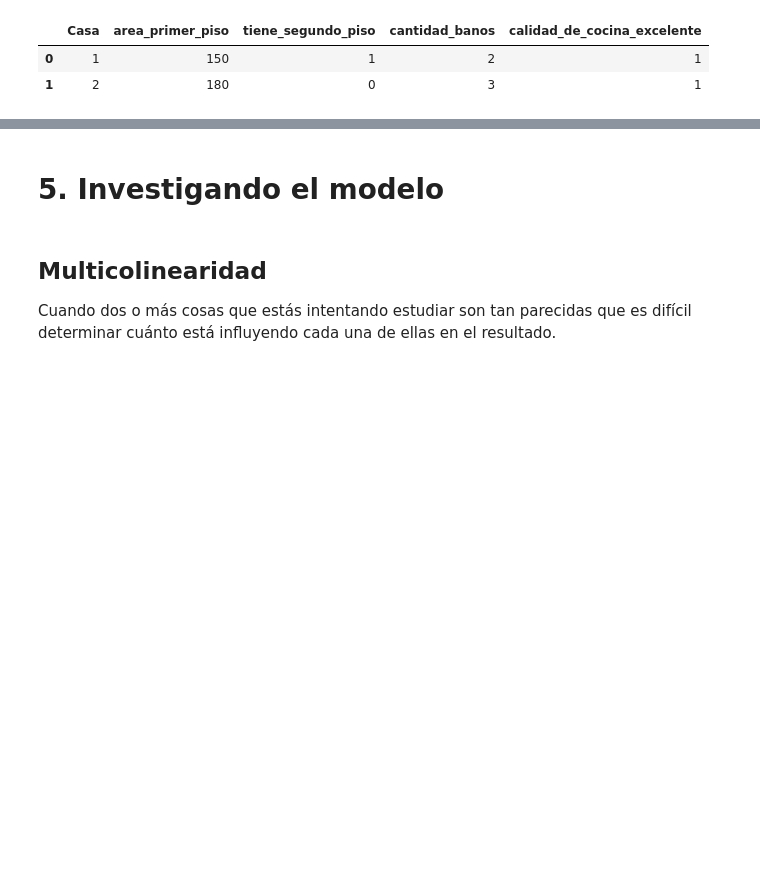
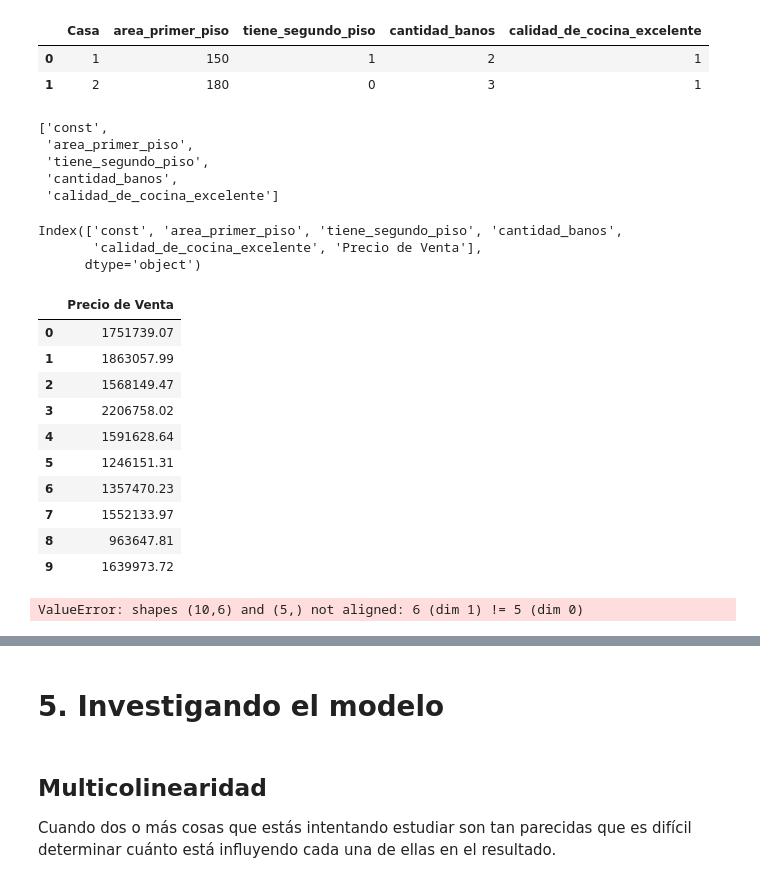
Before and after one commit to dpenamoya-ops/Probando-relaciones-con-regresi-n-lineal, a Jupyter notebook: precios_de_inmuebles_regresion_lineal.ipynb, the cells around one changed output, grey strips where cells are left out. Saved outputs shown, nothing was run; the diff lists cells and outputs as text; code cells hidden in the pictures; blank space fills up the shorter version.

```diff
--- a/precios_de_inmuebles_regresion_lineal.ipynb
+++ b/precios_de_inmuebles_regresion_lineal.ipynb
@@ -462,7 +462,7 @@ dtype: float64
 <img src="https://i.imgur.com/i0skFlB.jpeg" width="600"/>
 # %%
 # Leyendo varias casas?
-nuevas_casas = pd.read_csv('/content/nuevas_casas.csv',sep=';')
+nuevas_casas = pd.read_csv('https://raw.githubusercontent.com/dpenamoya-ops/Probando-relaciones-con-regresi-n-lineal/refs/heads/main/nuevas_casas.csv',sep=';')
 nuevas_casas.head(2)
 # %% [output]
 |  | Casa | area_primer_piso | tiene_segundo_piso | cantidad_banos | calidad_de_cocina_excelente |
@@ -473,6 +473,45 @@ nuevas_casas.drop(columns='Casa',inplace=True)
 # %%
 # Añadiendo una constante
 nuevas_casas = sm.add_constant(nuevas_casas)
+# %%
+modelo_3.model.exog_names
+# %% [output]
+['const',
+ 'area_primer_piso',
+ 'tiene_segundo_piso',
+ 'cantidad_banos',
+ 'calidad_de_cocina_excelente']
+# %%
+nuevas_casas.columns
+# %% [output]
+Index(['const', 'area_primer_piso', 'tiene_segundo_piso', 'cantidad_banos',
+       'calidad_de_cocina_excelente', 'Precio de Venta'],
+      dtype='object')
+# %%
+X_nuevas = nuevas_casas.drop(columns=['Precio de Venta'])
+# %%
+precio_casas = pd.DataFrame()
+precio_casas['Precio de Venta'] = modelo_3.predict(X_nuevas).round(2)
+precio_casas
+# %% [output]
+|  | Precio de Venta |
+| 0 | 1751739.07 |
+| 1 | 1863057.99 |
+| 2 | 1568149.47 |
+| 3 | 2206758.02 |
+| 4 | 1591628.64 |
+| 5 | 1246151.31 |
+| 6 | 1357470.23 |
+| 7 | 1552133.97 |
+| 8 | 963647.81 |
+| 9 | 1639973.72 |
+# %%
+# Cuál es el precio de estas nuevas casas?
+precio_casas = pd.DataFrame()
+precio_casas['Precio de Venta'] = modelo_3.predict(nuevas_casas).round(2)
+precio_casas
+# %% [output]
+ValueError: shapes (10,6) and (5,) not aligned: 6 (dim 1) != 5 (dim 0)
 # %%
 # Cuál es el precio de estas nuevas casas?
 # precio_casas = pd.DataFrame()
```
Also changed, not shown: parts of 4 cells of this notebook.
